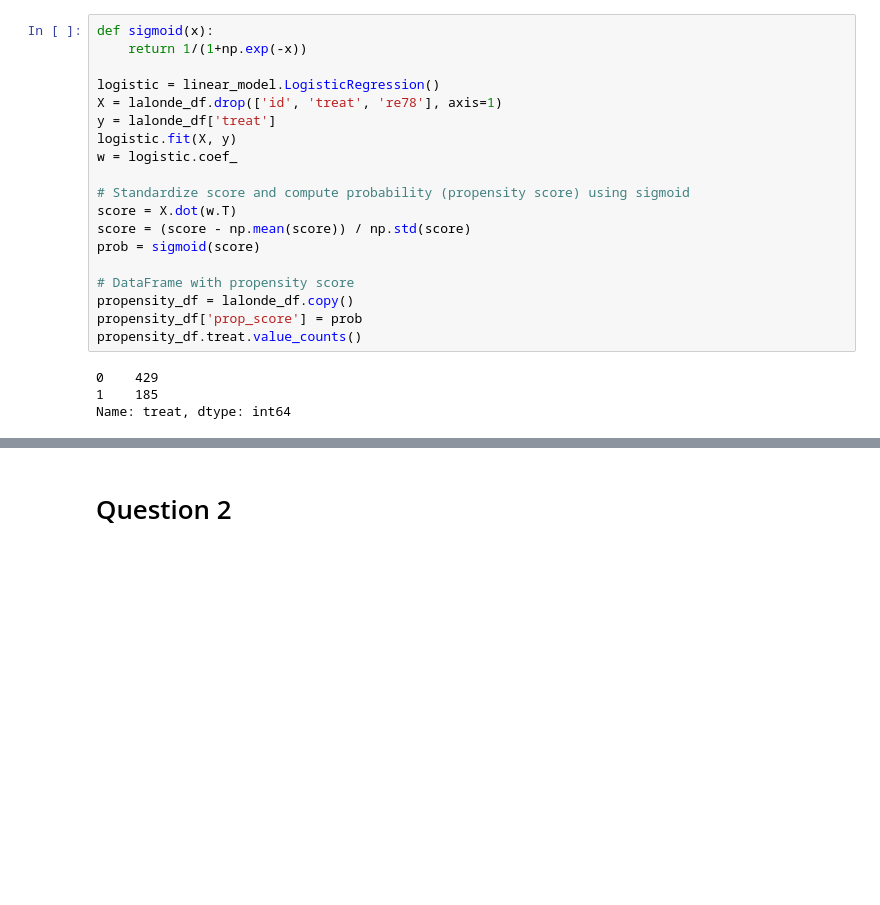
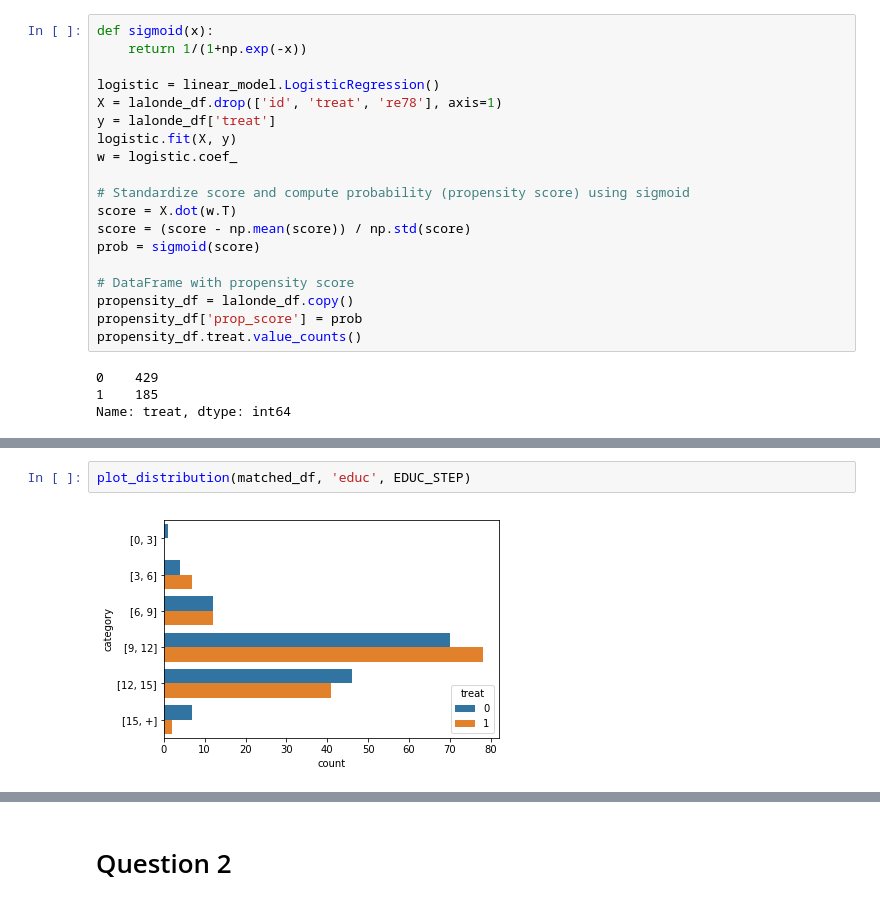
Before and after one commit to darioAnongba/EPFL-ADA, a Jupyter notebook: Labs/04 - Applied ML/Homework4.ipynb, the cells around one changed output, grey strips where cells are left out. Drawn from its saved outputs; the diff is of its cells as text; blank space fills up the shorter version.

```diff
--- a/Labs/04 - Applied ML/Homework4.ipynb
+++ b/Labs/04 - Applied ML/Homework4.ipynb
@@ -206,0 +284,4 @@ res
+# %%
+plot_distribution(matched_df, 'educ', EDUC_STEP)
+# %% [output]
+[figure, added]
```
Also changed, not shown: parts of 43 cells of this notebook.
